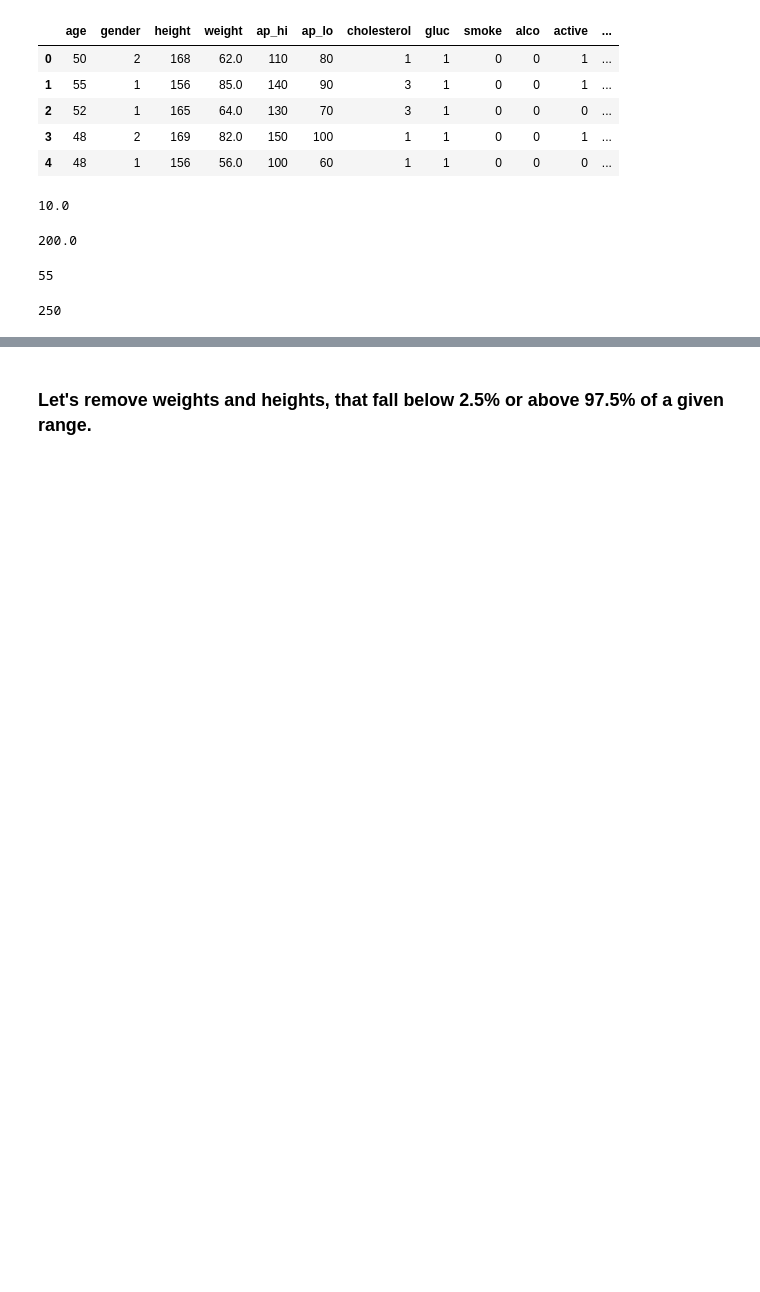
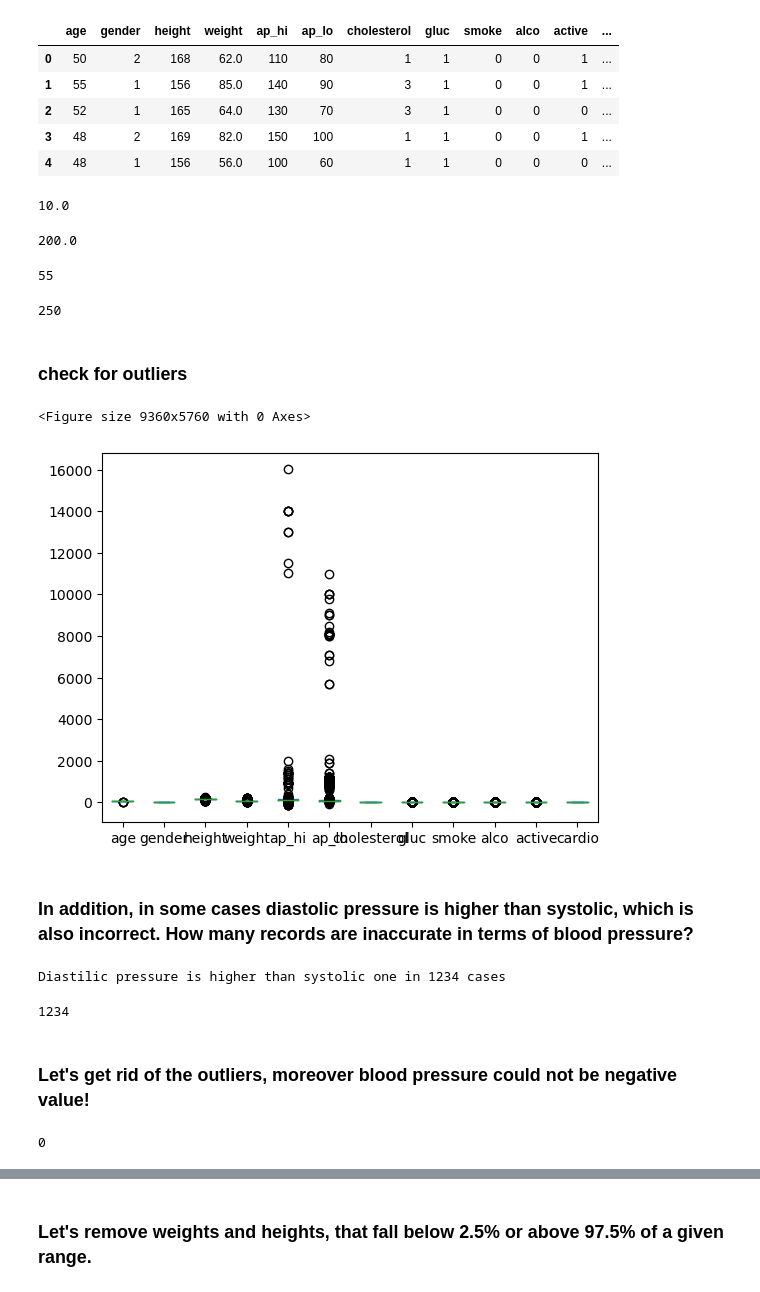
Before and after one commit to ShilpaAjitheks/Cardiovascular-disease-prediction, a Jupyter notebook: cardiovascu.ipynb, the cells around one changed output, grey strips where cells are left out. Cells and saved outputs as stored; diff of their text form; code cells hidden in the pictures; blank space fills up the shorter version.

```diff
--- a/cardiovascu.ipynb
+++ b/cardiovascu.ipynb
@@ -136,3 +163,25 @@ data['height'].min()
 data['height'].max()
 # %% [output]
 250
+# %% [markdown]
+### check for outliers
+# %%
+import matplotlib.pyplot as plt
+plt.figure(num=None, figsize=(10.4, 6.4), dpi=900, facecolor='w', edgecolor='k')
+data.plot(kind='box')
+plt.show();
+# %% [output]
+<Figure size 9360x5760 with 0 Axes>
+[figure, added]
+# %% [markdown]
+### In addition, in some cases diastolic pressure is higher than systolic, which is also incorrect. How many records are inaccurate in terms of blood pressure?
+# %%
+print("Diastilic pressure is higher than systolic one in {0} cases".format(data[data['ap_lo']> data['ap_hi']].shape[0]))
+# %% [output]
+Diastilic pressure is higher than systolic one in 1234 cases
+# %%
+data[data['ap_lo']> data['ap_hi']].shape[0]
+# %% [output]
+1234
+# %% [markdown]
+### Let's get rid of the outliers, moreover blood pressure could not be negative value!
@@ -138,0 +191,4 @@ data['height'].max()
+# %%
+data[data['ap_lo']> data['ap_hi']].shape[0]
+# %% [output]
+0
```
Also changed, not shown: parts of 70 cells of this notebook.
